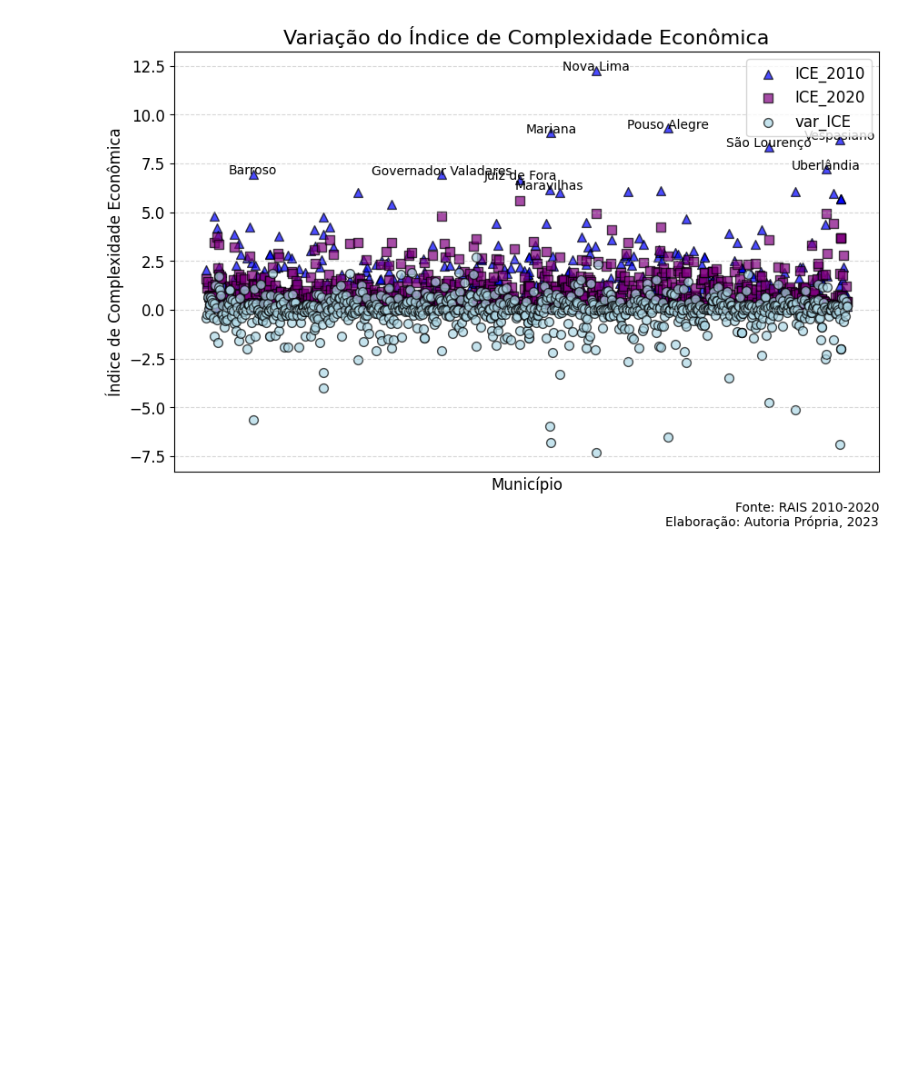
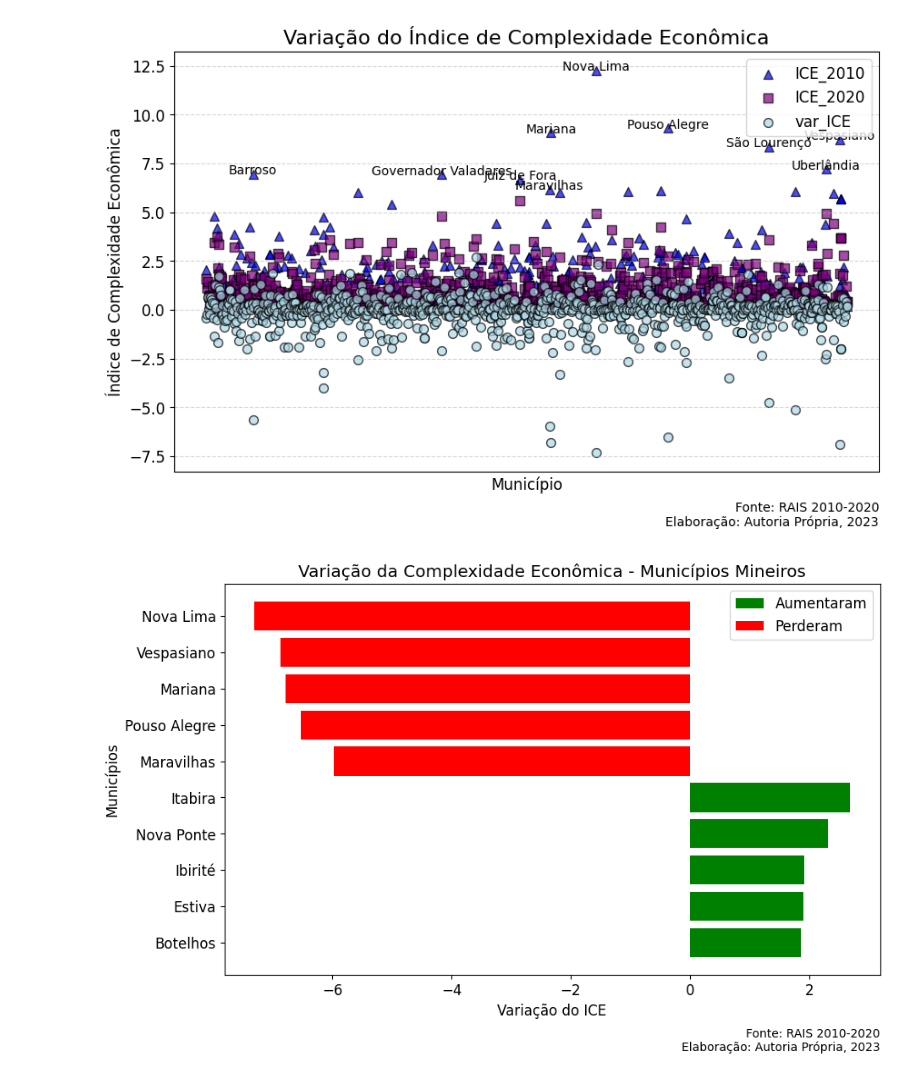
Before and after one commit to Leonardo-Dias-Up/Colab, a Jupyter notebook: DataViva_Atividade.ipynb, the cells around one changed output. Saved outputs shown, nothing was run; the diff lists cells and outputs as text; code cells hidden in the pictures; blank space fills up the shorter version.

```diff
--- a/DataViva_Atividade.ipynb
+++ b/DataViva_Atividade.ipynb
@@ -989,3 +989,32 @@ plt.text(0.90, 0.01, 'Fonte: RAIS 2010-2020\nElaboração: Autoria Própria, 202
 plt.show()
 # %% [output]
 [figure]
+# %%
+# Obter os dados dos municípios que mais aumentaram e mais perderam em complexidade econômica
+mais_aumentaram = ice.sort_values('var_ICE', ascending=True).tail(5)
+mais_perderam = ice.sort_values('var_ICE', ascending=False).tail(5)
+
+# Preparar os dados para o gráfico
+municipios_aumentaram = mais_aumentaram['NM_MUN']
+ice_aumentaram = mais_aumentaram['var_ICE']
+
+municipios_perderam = mais_perderam['NM_MUN']
+ice_perderam = mais_perderam['var_ICE']
+
+# Plotar o gráfico de barras
+plt.figure(figsize=(10, 6))
+plt.barh(municipios_aumentaram, ice_aumentaram, color='green', label='Aumentaram')
+plt.barh(municipios_perderam, ice_perderam, color='red', label='Perderam')
+
+# Configurações do gráfico
+plt.xlabel('Variação do ICE')
+plt.ylabel('Municípios')
+plt.title('Variação da Complexidade Econômica - Municípios Mineiros')
+plt.legend()
+plt.text(0.90, -0.04, 'Fonte: RAIS 2010-2020\nElaboração: Autoria Própria, 2023',
+         transform=plt.gcf().transFigure, fontsize=10, ha='right')
+
+# Exibir o gráfico
+plt.show()
+# %% [output]
+[figure, added]
```
Also changed, not shown: parts of 3 cells of this notebook.
